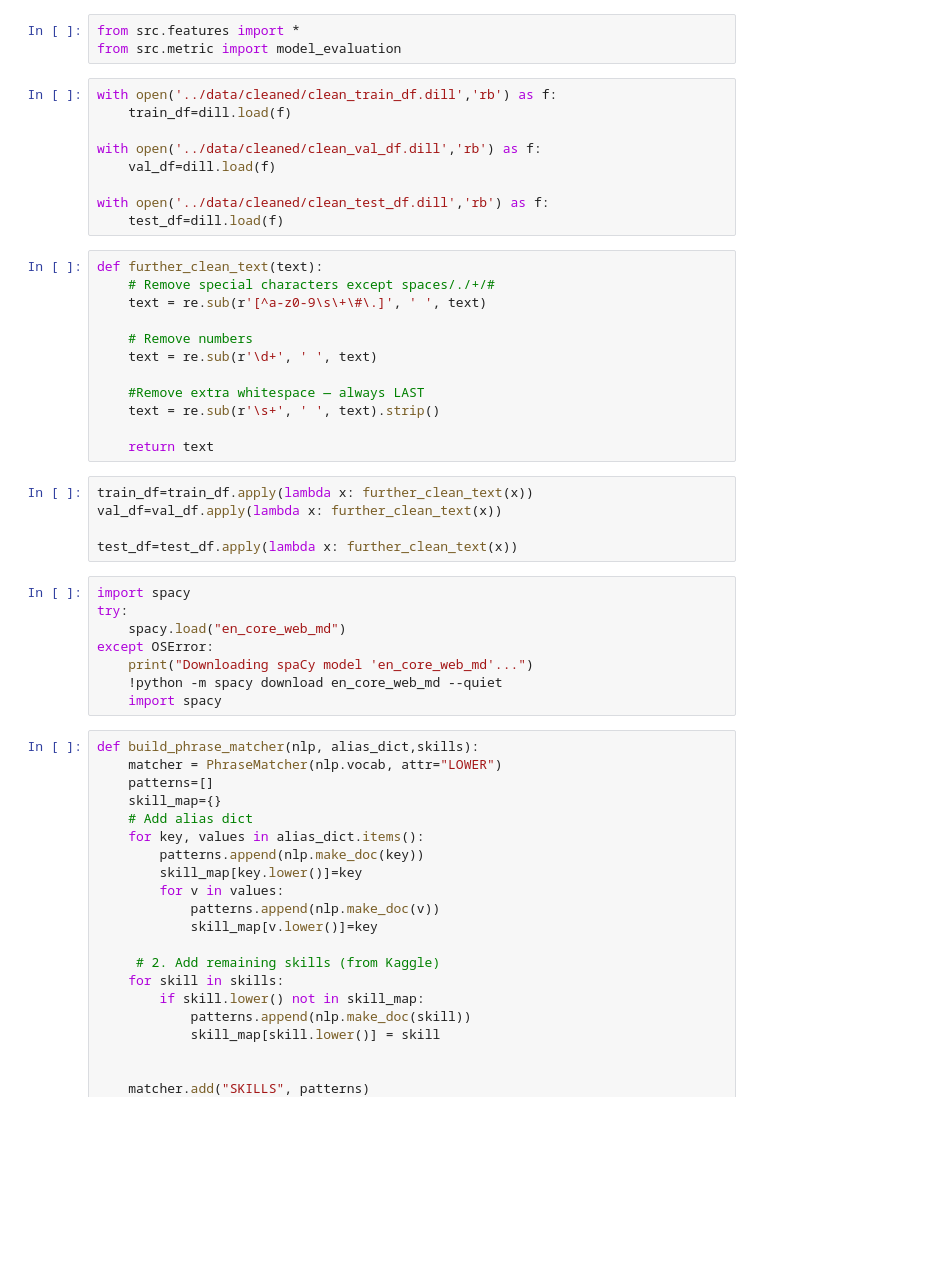
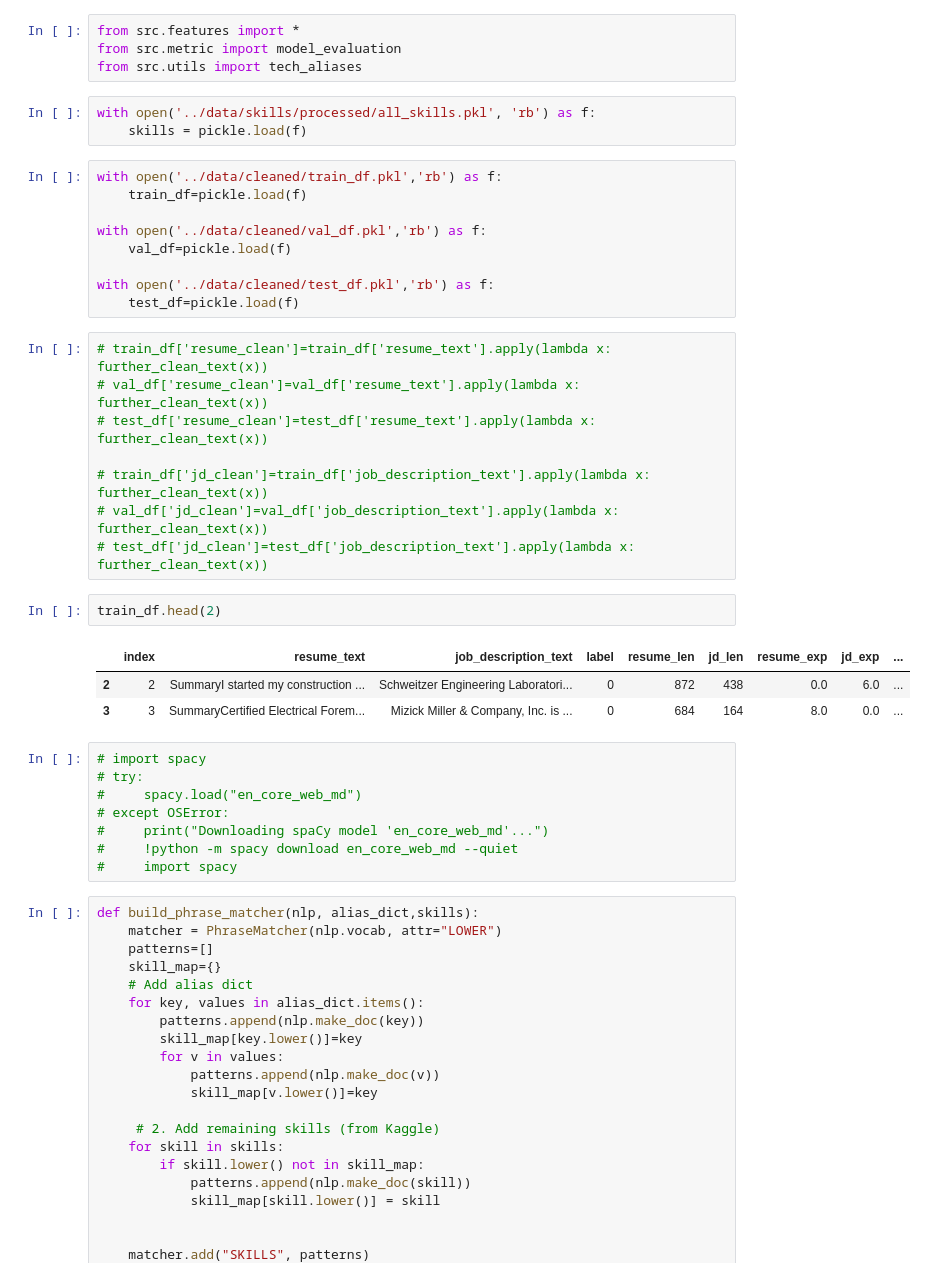
Before and after one commit to ankeshwar004/Resume-Ranking, a Jupyter notebook: notebook/baseline_tfidf.ipynb, the cells around one changed output. Drawn from its saved outputs; the diff is of its cells as text; blank space fills up the shorter version.

```diff
--- a/notebook/baseline_tfidf.ipynb
+++ b/notebook/baseline_tfidf.ipynb
@@ -34,40 +35,41 @@ ModuleNotFoundError: No module named 'xgboost'
 # %%
 from src.features import *
 from src.metric import model_evaluation
+from src.utils import tech_aliases
+# %%
+with open('../data/skills/processed/all_skills.pkl', 'rb') as f:
+    skills = pickle.load(f)
 # %%
-with open('../data/cleaned/clean_train_df.dill','rb') as f:
-    train_df=dill.load(f)
+with open('../data/cleaned/train_df.pkl','rb') as f:
+    train_df=pickle.load(f)
 
-with open('../data/cleaned/clean_val_df.dill','rb') as f:
-    val_df=dill.load(f)
+with open('../data/cleaned/val_df.pkl','rb') as f:
+    val_df=pickle.load(f)
 
-with open('../data/cleaned/clean_test_df.dill','rb') as f:
-    test_df=dill.load(f)
+with open('../data/cleaned/test_df.pkl','rb') as f:
+    test_df=pickle.load(f)
-# %%
-def further_clean_text(text):
-    # Remove special characters except spaces/./+/#
-    text = re.sub(r'[^a-z0-9\s\+\#\.]', ' ', text)
-
-    # Remove numbers
-    text = re.sub(r'\d+', ' ', text)
-
-    #Remove extra whitespace — always LAST
-    text = re.sub(r'\s+', ' ', text).strip()
-
-    return text
 # %%
-train_df=train_df.apply(lambda x: further_clean_text(x))
-val_df=val_df.apply(lambda x: further_clean_text(x))
+# train_df['resume_clean']=train_df['resume_text'].apply(lambda x: further_clean_text(x))
+# val_df['resume_clean']=val_df['resume_text'].apply(lambda x: further_clean_text(x))
+# test_df['resume_clean']=test_df['resume_text'].apply(lambda x: further_clean_text(x))
 
-test_df=test_df.apply(lambda x: further_clean_text(x))
+# train_df['jd_clean']=train_df['job_description_text'].apply(lambda x: further_clean_text(x))
+# val_df['jd_clean']=val_df['job_description_text'].apply(lambda x: further_clean_text(x))
+# test_df['jd_clean']=test_df['job_description_text'].apply(lambda x: further_clean_text(x))
+# %%
+train_df.head(2)
+# %% [output]
+|  | index | resume_text | job_description_text | label | resume_len | jd_len | resume_exp | jd_exp | ... |
+| 2 | 2 | SummaryI started my construction ... | Schweitzer Engineering Laboratori... | 0 | 872 | 438 | 0.0 | 6.0 | ... |
+| 3 | 3 | SummaryCertified Electrical Forem... | Mizick Miller & Company, Inc. is ... | 0 | 684 | 164 | 8.0 | 0.0 | ... |
 # %%
-import spacy
-try:
-    spacy.load("en_core_web_md")
-except OSError:
-    print("Downloading spaCy model 'en_core_web_md'...")
-    !python -m spacy download en_core_web_md --quiet
-    import spacy
+# import spacy
+# try:
+#     spacy.load("en_core_web_md")
+# except OSError:
+#     print("Downloading spaCy model 'en_core_web_md'...")
+#     !python -m spacy download en_core_web_md --quiet
+#     import spacy
 # %%
 def build_phrase_matcher(nlp, alias_dict,skills):
     matcher = PhraseMatcher(nlp.vocab, attr="LOWER")
```
Also changed, not shown: parts of 31 cells of this notebook, 9 other files.
